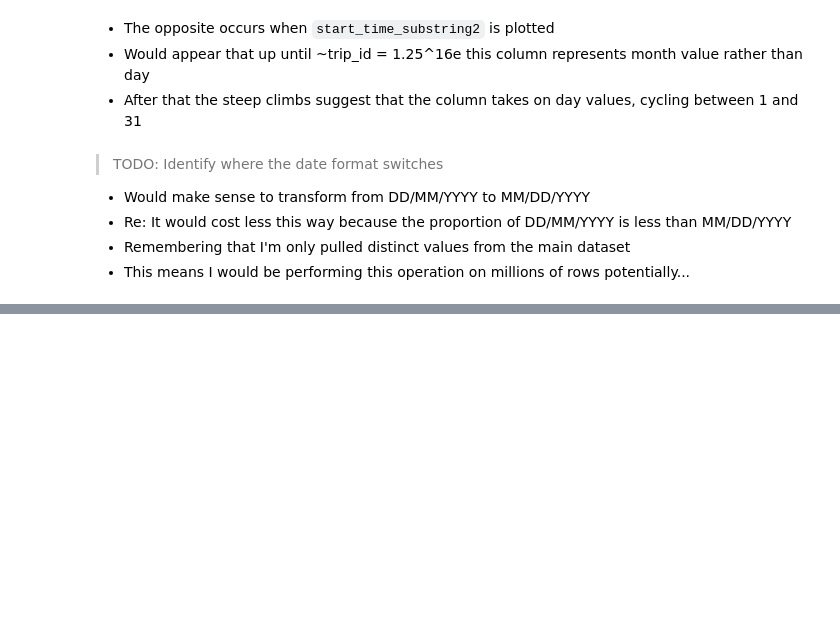
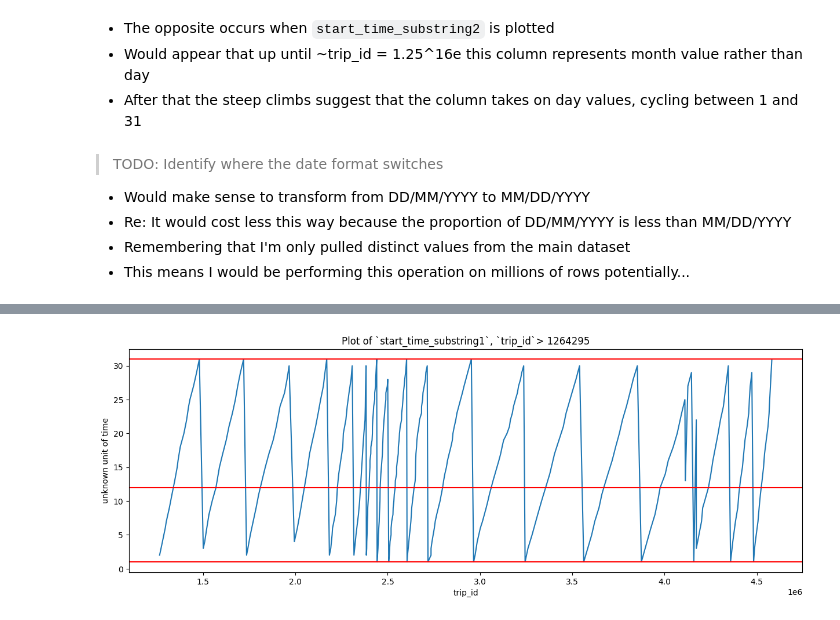
Before and after one commit to alcthach/bikeshare-to, a Jupyter notebook: notebooks/2017-2018_start_time_visualization.ipynb, the cells around one changed output, grey strips where cells are left out. Cells and saved outputs as stored; diff of their text form; code cells hidden in the pictures; blank space fills up the shorter version.

```diff
--- a/notebooks/2017-2018_start_time_visualization.ipynb
+++ b/notebooks/2017-2018_start_time_visualization.ipynb
@@ -80,0 +122,12 @@ plt.show()
+# %%
+plt.figure(figsize=(15,5))
+plt.plot(processed_df2['trip_id'], processed_df2['start_time_substring2'])
+plt.axhline(y=31, color='red', label="31")
+plt.axhline(y=1, color='red', label="1")
+plt.axhline(y=12, color='red', label="1")
+plt.title("Plot of `start_time_substring1`, `trip_id`> 1264295")
+plt.xlabel("trip_id")
+plt.ylabel("unknown unit of time")
+plt.show()
+# %% [output]
+[figure, added]
```
Also changed, not shown: parts of 5 cells of this notebook.
